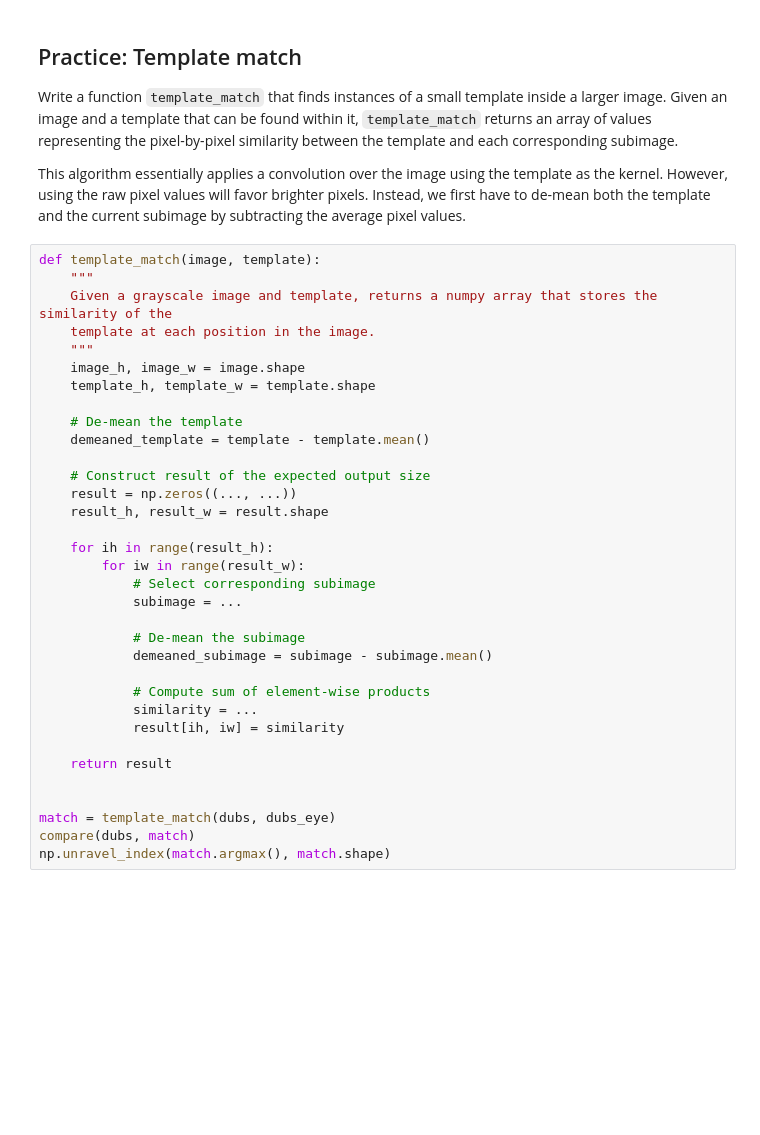
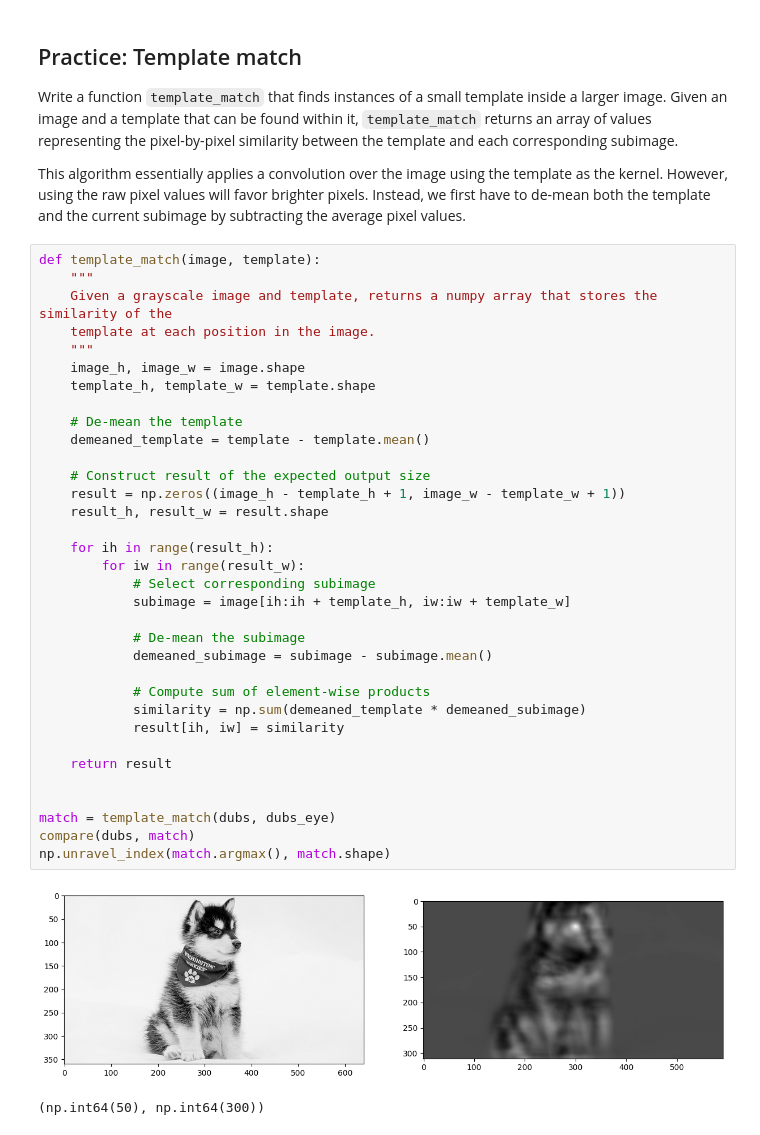
Before and after one commit to nishtha-priya1/cse163-nchs-nishtha, a Jupyter notebook: lectures/convolutions.ipynb, the cells around one changed output. Cells and saved outputs as stored; diff of their text form; blank space fills up the shorter version.

```diff
--- a/lectures/convolutions.ipynb
+++ b/lectures/convolutions.ipynb
@@ -155,33 +172,36 @@ This algorithm essentially applies a convolution over the image using the templa
 def template_match(image, template):
     """
     Given a grayscale image and template, returns a numpy array that stores the similarity of the
     template at each position in the image.
     """
     image_h, image_w = image.shape
     template_h, template_w = template.shape
 
     # De-mean the template
     demeaned_template = template - template.mean()
 
     # Construct result of the expected output size
-    result = np.zeros((..., ...))
+    result = np.zeros((image_h - template_h + 1, image_w - template_w + 1))
     result_h, result_w = result.shape
 
     for ih in range(result_h):
         for iw in range(result_w):
             # Select corresponding subimage
-            subimage = ...
+            subimage = image[ih:ih + template_h, iw:iw + template_w]
 
             # De-mean the subimage
             demeaned_subimage = subimage - subimage.mean()
 
             # Compute sum of element-wise products
-            similarity = ...
+            similarity = np.sum(demeaned_template * demeaned_subimage)
             result[ih, iw] = similarity
 
     return result
 
 
 match = template_match(dubs, dubs_eye)
 compare(dubs, match)
 np.unravel_index(match.argmax(), match.shape)
+# %% [output]
+[figure, added]
+(np.int64(50), np.int64(300))
```
Also changed, not shown: parts of 6 cells of this notebook.
